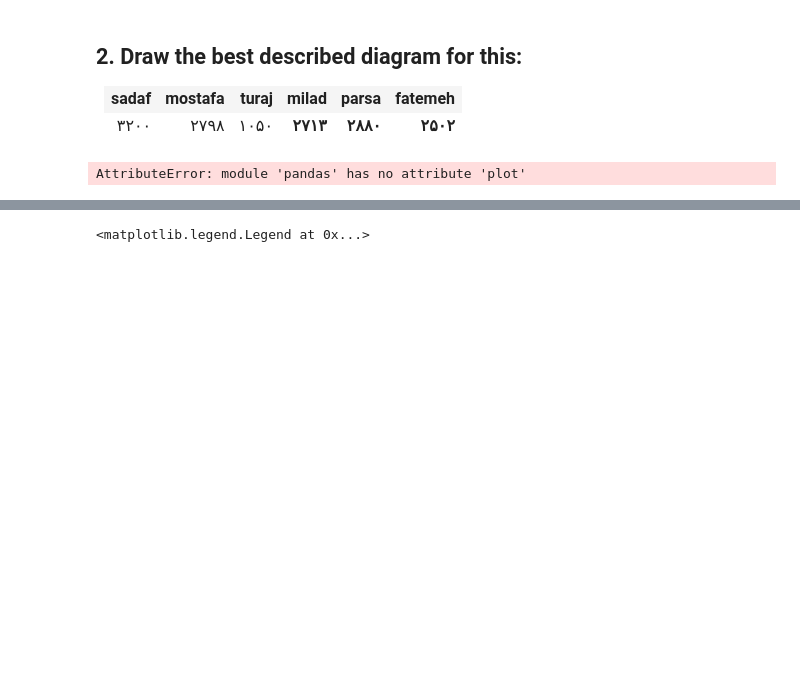
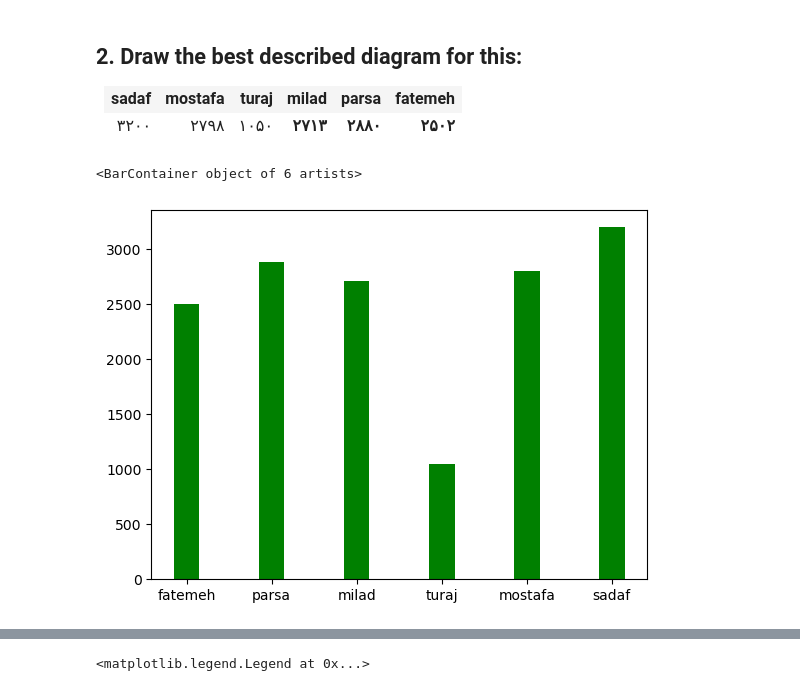
Before and after one commit to softrebel/mft-ai-1, a Jupyter notebook: session06/exercise.ipynb, the cells around one changed output, grey strips where cells are left out. Drawn from its saved outputs; the diff is of its cells as text; code cells hidden in the pictures; blank space fills up the shorter version.

```diff
--- a/session06/exercise.ipynb
+++ b/session06/exercise.ipynb
@@ -64,17 +64,16 @@ axes[1].plot(data["average-mileage"],color="red", lw=3, ls='-')
 # %%
 data = {
     "fatemeh": 2502,
     "parsa":2880,
     "milad":2713,
     "turaj":1050,
     "mostafa":2798,
     "sadaf":3200
 }
-df = pd.DataFrame(data.items())
-df
-pd.plot(df)
+plt.bar(data.keys(), data.values(), width=0.3, color='g')
 # %% [output]
-AttributeError: module 'pandas' has no attribute 'plot'
+<BarContainer object of 6 artists>
+[figure, added]
 # %% [markdown]
 ## 3. Generate This:
 
```
